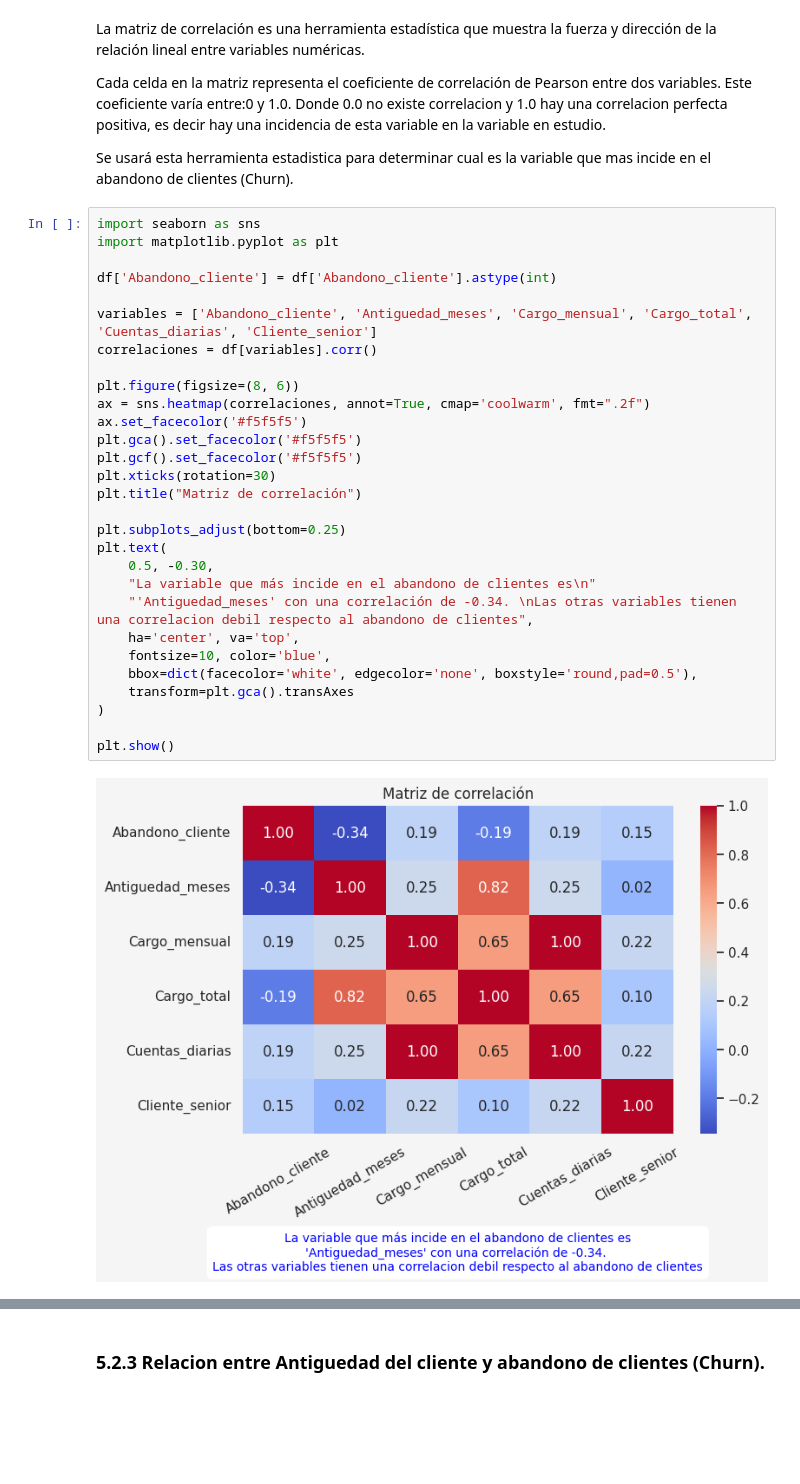
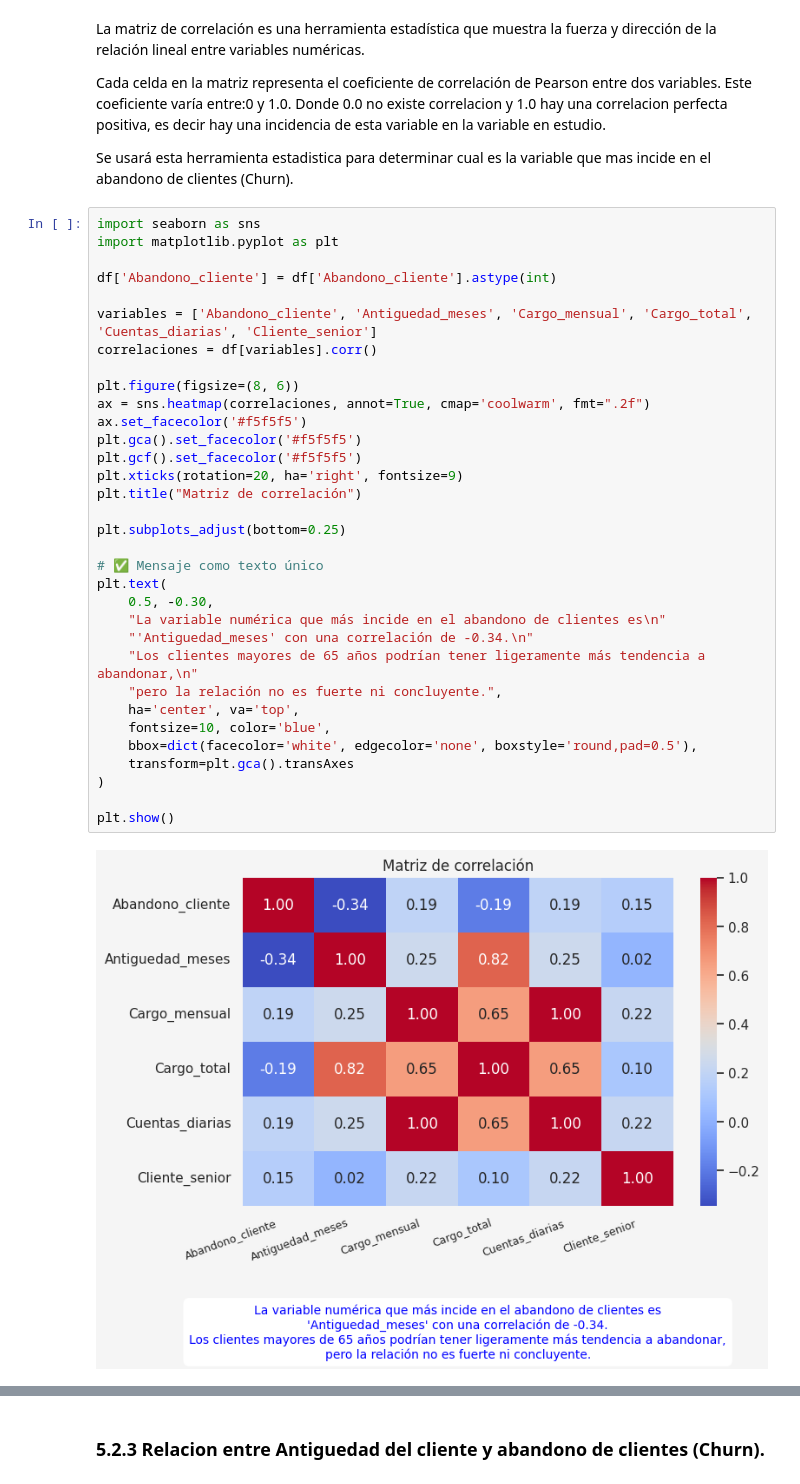
Before and after one commit to Gameto2025/Desafio_TelecomX, a Jupyter notebook: Desafio__TelecomX.ipynb, the cells around one changed output, grey strips where cells are left out. Saved outputs shown, nothing was run; the diff lists cells and outputs as text; blank space fills up the shorter version.

```diff
--- a/Desafio__TelecomX.ipynb
+++ b/Desafio__TelecomX.ipynb
@@ -834,31 +834,35 @@ Se usará esta herramienta estadistica para determinar cual es la variable que m
 # %%
 import seaborn as sns
 import matplotlib.pyplot as plt
 
 df['Abandono_cliente'] = df['Abandono_cliente'].astype(int)
 
 variables = ['Abandono_cliente', 'Antiguedad_meses', 'Cargo_mensual', 'Cargo_total', 'Cuentas_diarias', 'Cliente_senior']
 correlaciones = df[variables].corr()
 
 plt.figure(figsize=(8, 6))
 ax = sns.heatmap(correlaciones, annot=True, cmap='coolwarm', fmt=".2f")
 ax.set_facecolor('#f5f5f5')
 plt.gca().set_facecolor('#f5f5f5')
 plt.gcf().set_facecolor('#f5f5f5')
-plt.xticks(rotation=30)
+plt.xticks(rotation=20, ha='right', fontsize=9)
 plt.title("Matriz de correlación")
 
 plt.subplots_adjust(bottom=0.25)
+
+# ✅ Mensaje como texto único
 plt.text(
     0.5, -0.30,
-    "La variable que más incide en el abandono de clientes es\n"
-    "'Antiguedad_meses' con una correlación de -0.34. \nLas otras variables tienen una correlacion debil respecto al abandono de clientes",
+    "La variable numérica que más incide en el abandono de clientes es\n"
+    "'Antiguedad_meses' con una correlación de -0.34.\n"
+    "Los clientes mayores de 65 años podrían tener ligeramente más tendencia a abandonar,\n"
+    "pero la relación no es fuerte ni concluyente.",
     ha='center', va='top',
     fontsize=10, color='blue',
     bbox=dict(facecolor='white', edgecolor='none', boxstyle='round,pad=0.5'),
     transform=plt.gca().transAxes
 )
 
 plt.show()
 # %% [output]
-[figure, old version]
+[figure, new version]
```
Also changed, not shown: parts of 5 cells of this notebook.
